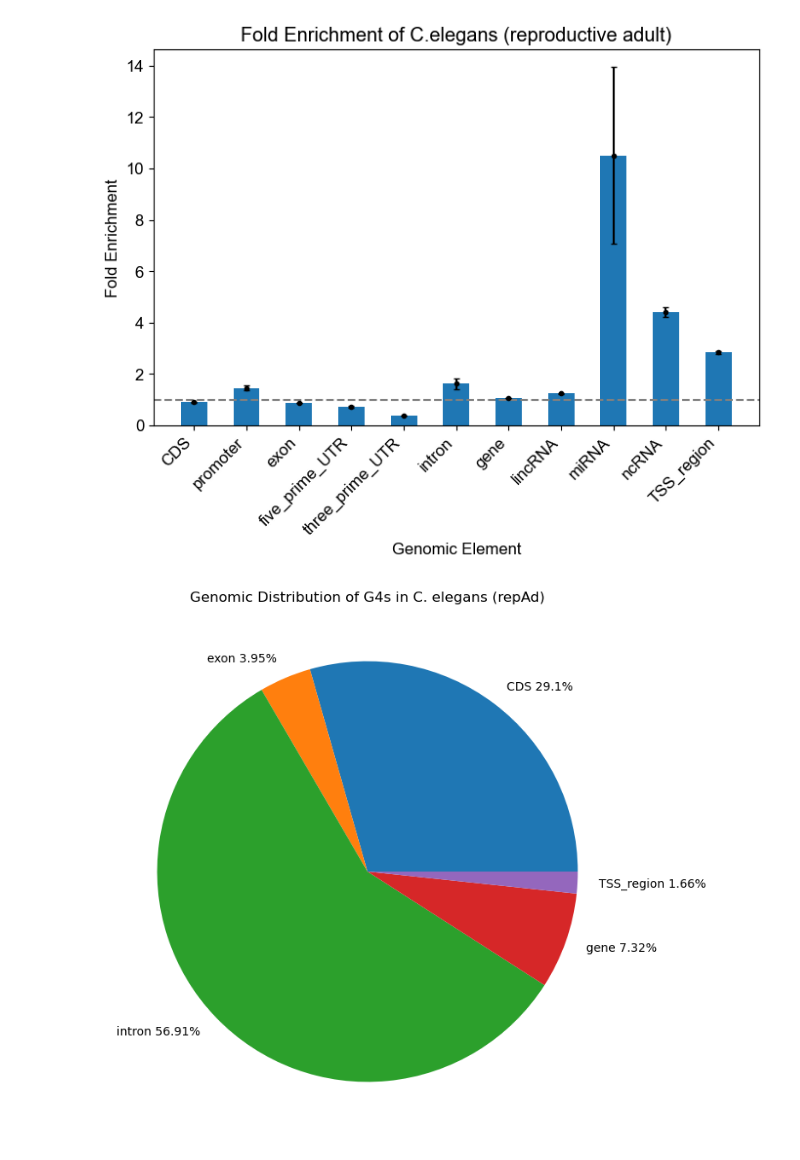
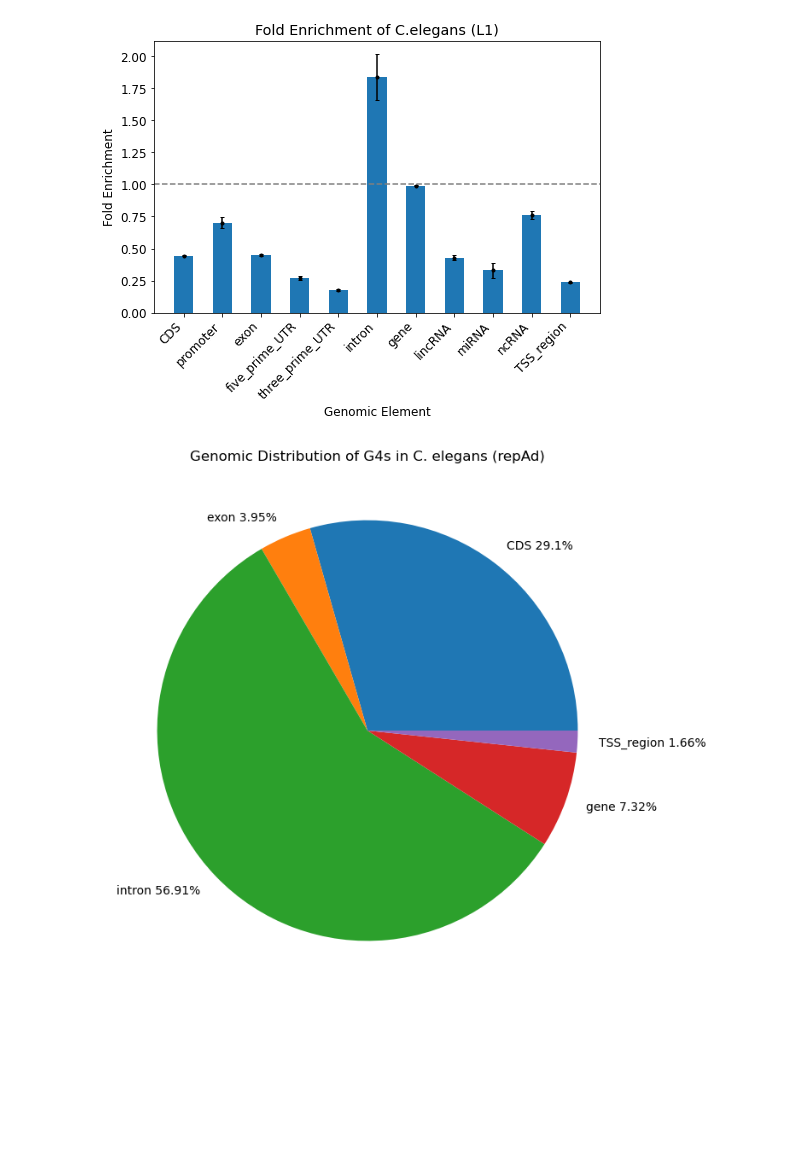
Before and after one commit to ellachee4/daylab, a Jupyter notebook: c-elegans-visual.ipynb, the cells around one changed output. Drawn from its saved outputs; the diff is of its cells as text; code cells hidden in the pictures; blank space fills up the shorter version.

Commit message:
visuals without duplicates

```diff
--- a/c-elegans-visual.ipynb
+++ b/c-elegans-visual.ipynb
@@ -14,8 +14,9 @@ def peaks2bed(peak_file):
 
 def intersect_func(genomic_element, peaks):
     '''intersect genomic element file with observed peaks'''
-    intersection = BedTool(genomic_element).sort().intersect(peaks)
-    intersection_df = pd.read_table(intersection.fn, names=['seq_id', 'start', 'end'])
+    intersection = BedTool(genomic_element).sort().intersect(peaks, wo=True)
+    intersection_df = pd.read_table(intersection.fn, names=['seq_idA', 'startA', 'endA', 'seq_idB', 'startB', 'endB', 'idB', 'blank', 'total'])
+    intersection_df = intersection_df.drop_duplicates()
     num_overlaps = intersection_df.shape[0]
 
     return num_overlaps
@@ -23,7 +24,7 @@ def intersect_func(genomic_element, peaks):
 def construct_genomic_df(peaks):
     '''construct df with elements and observed overlaps'''
     genomic_elements = ['c-elegans-11-CDS.bed', 'c-elegans-11-promoter.bed',
-                        'c-elegans-11-exon.bed', 'c-elegans-11-five_prime_UTR.bed',
+                    'c-elegans-11-exon.bed', 'c-elegans-11-five_prime_UTR.bed',
                     'c-elegans-11-three_prime_UTR.bed', 'c-elegans-11-intron.bed',
                     'c-elegans-11-gene.bed', 'c-elegans-11-lincRNA.bed', 'c-elegans-11-miRNA.bed',
                     'c-elegans-11-ncRNA.bed', 'c-elegans-11-TSS_region.bed']
@@ -54,38 +55,38 @@ def calc_stats(df, num):
 
 def make_fig(df):
     df['genomic element'] = df['genomic element'].str[24:-4]
 
     x = df['genomic element']
     y = df['fe_mean']
 
     fig, ax = plt.subplots(figsize=(8, 5))
     ax.bar(x, y, width=0.5)
-    ax.set(title='Fold Enrichment of C.elegans (reproductive adult)', xlabel='Genomic Element', ylabel='Fold Enrichment')
+    ax.set(title='Fold Enrichment of C.elegans (L1)', xlabel='Genomic Element', ylabel='Fold Enrichment')
     plt.xticks(rotation=45, ha='right')
     plt.axhline(y = 1, color = 'gray', linestyle = 'dashed')
     plt.rcParams["font.family"] = "sans-serif"
     plt.rcParams["font.sans-serif"] = ["Arial"]
     plt.rcParams.update({'font.size': 12})
     ax.errorbar(x, y, yerr=df['se'], fmt='.', color="black", capsize=2)
-    plt.savefig('ce11-figs/ce11-fe-figs/celegans_fe_repAd(5).svg', bbox_inches='tight')
+    plt.savefig('ce11-figs/ce11-fe-figs2/celegans_fe_L1(5).svg', bbox_inches='tight')
 
 def main():
-    p = peaks2bed('BG4_repAd_HQ.bed')
+    p = peaks2bed('BG4_L1_HQ.bed')
     df = construct_genomic_df(p)
 
     num_shuffles = 5
     gf = 'ce11.genome'
     run_shuffle_intersects(df, num_shuffles, p, gf)
     calc_stats(df, 5)
     # save to csv file
-    df.to_csv('ce11-intersects/ce11-repAd-intersects.csv')
+    df.to_csv('ce11-intersects2/ce11-L1-intersects.csv')
 
     make_fig(df)
 
 
 main()
 # %% [output]
-[figure, old version]
+[figure, new version]
 # %%
 '''
 def make_pie(df):
```
Also changed, not shown: 4 other files.
